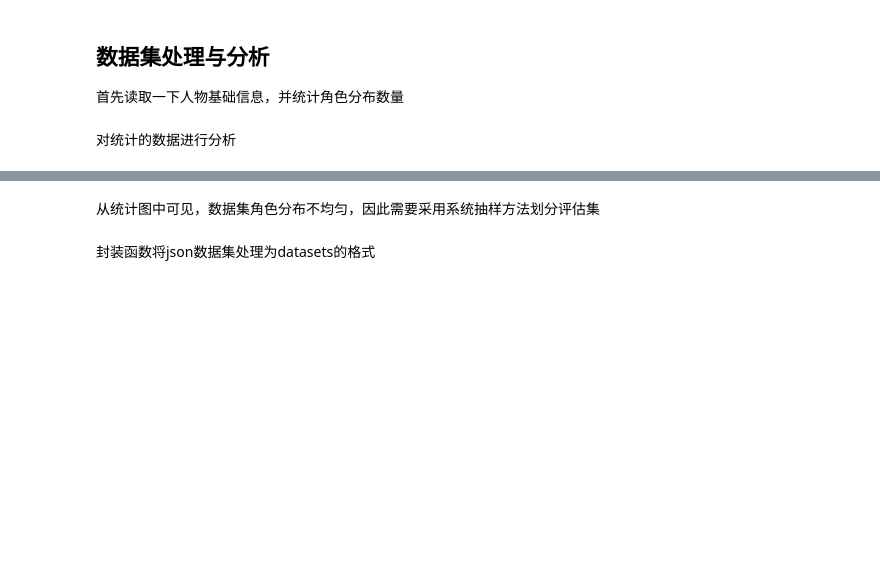
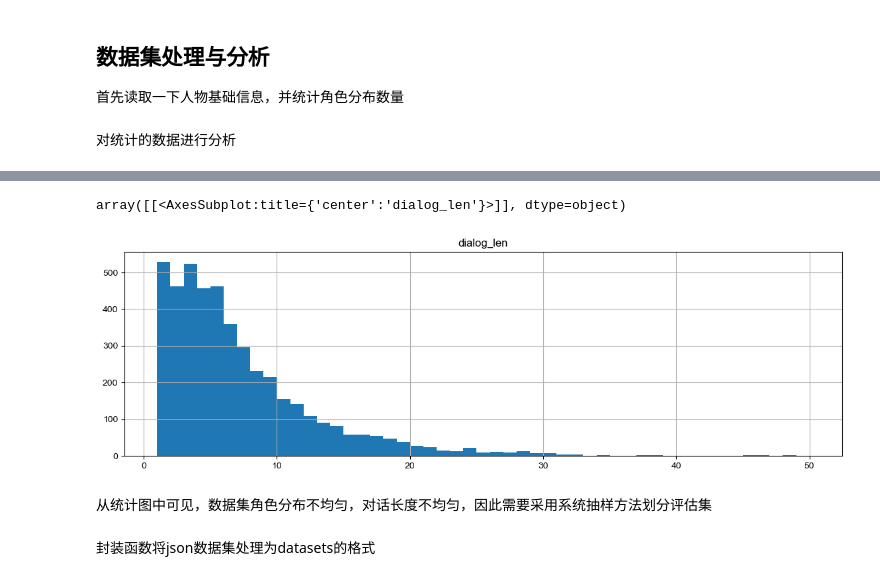
Before and after one commit to baidubce/bce-qianfan-sdk, a Jupyter notebook: cookbook/finetune/finetune_roleplay.ipynb, the cells around one changed output, grey strips where cells are left out. Drawn from its saved outputs; the diff is of its cells as text; code cells hidden in the pictures; blank space fills up the shorter version.

```diff
--- a/cookbook/finetune/finetune_roleplay.ipynb
+++ b/cookbook/finetune/finetune_roleplay.ipynb
@@ -95,5 +117,11 @@ df.tail(5).pivot_table(index='role').T
+# %%
+# 绘制对话长度直方图
+df.hist(column='dialog_len', bins=range(1, df.dialog_len.max()+1), figsize=(14, 4))
+# %% [output]
+array([[<AxesSubplot:title={'center':'dialog_len'}>]], dtype=object)
+[figure, added]
 # %% [markdown]
-从统计图中可见，数据集角色分布不均匀，因此需要采用系统抽样方法划分评估集
+从统计图中可见，数据集角色分布不均匀，对话长度不均匀，因此需要采用系统抽样方法划分评估集
 # %%
 eval_id_lst = []
 sample_dict = {  # 抽取9个角色，每个角色的对话抽取数量如下
```
Also changed, not shown: parts of 11 cells of this notebook, 1 other file.
